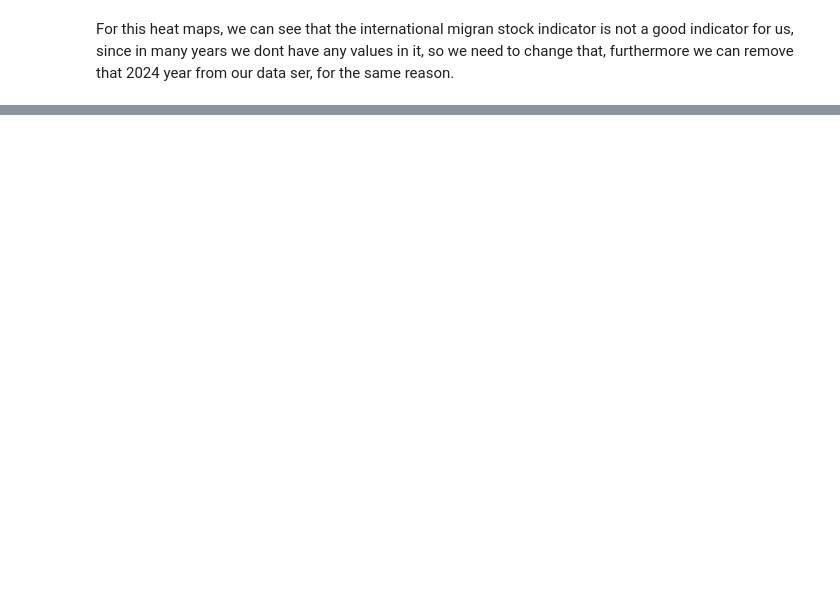
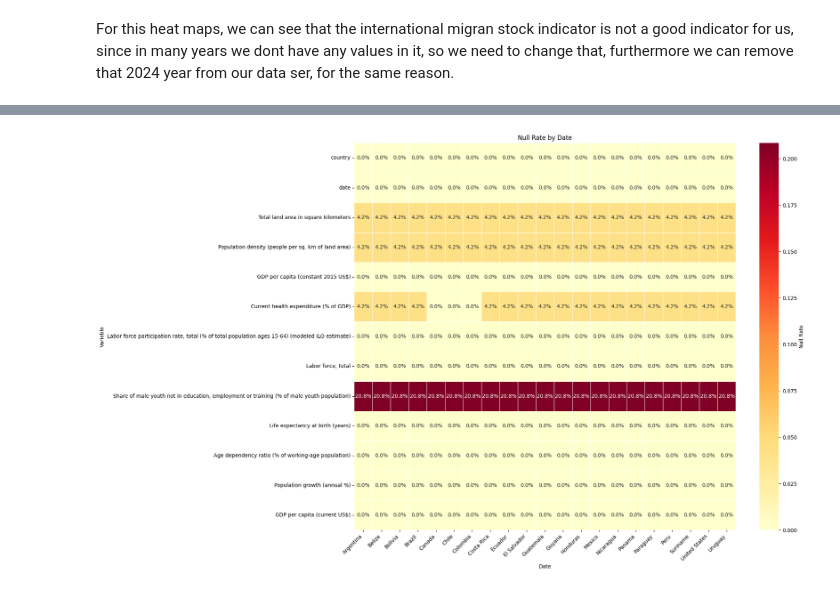
Before and after one commit to TheSotti/World_Bank_Data, a Jupyter notebook: main.ipynb, the cells around one changed output, grey strips where cells are left out. Saved outputs shown, nothing was run; the diff lists cells and outputs as text; code cells hidden in the pictures; blank space fills up the shorter version.

```diff
--- a/main.ipynb
+++ b/main.ipynb
@@ -181,8 +167,11 @@ Completion(id=None, choices=None, created=None, model=None, object=None, system_
 america_countries = [
     'ARG', 'BLZ', 'BOL', 'BRA', 'CAN', 'CHL', 'COL',
     'CRI', 'ECU', 'SLV', 'GTM', 'GUY', 'HND', 'MEX',
-    'NIC', 'PAN', 'PRY', 'PER', 'SUR', 'USA', 'URY', 'VEN'
+    'NIC', 'PAN', 'PRY', 'PER', 'SUR', 'USA', 'URY'
 ]
+
+# Adding target variable
+merged_dict.update({'NY.GDP.PCAP.CD':'GDP per capita (current US$)'})
 
 df = wbdata.get_dataframe(merged_dict, country=america_countries, parse_dates=True,date=("2000", "2025"))
 df.reset_index(inplace = True)
@@ -255,0 +217,18 @@ print(f'Columns that have been dropped {list(column_null_rates[column_null_rates
+# %%
+threshold = 0.4  # % of missingness
+
+df = df[df.date < '2024-01-01'] # to remove 2024 from the data set
+
+null_rates_country = df.groupby(['country']).apply(lambda x: x.isnull().mean()).drop(columns = ['country'] ).reset_index()
+
+columns_not_to_keep = []
+
+for country in null_rates_country['country'].unique():
+    country_data = null_rates_country[null_rates_country['country'] == country]
+
+    for column in null_rates_country.columns[2:]:  # Skip 'country' and 'date'
+        null_rate = country_data[column].values[0]  # Get the actual value (assumed to be a float)
+
+        if null_rate > threshold:
+            if column not in columns_not_to_keep:
+                columns_not_to_keep.append(column)
@@ -255,0 +245,4 @@ print(f'Columns that have been dropped {list(column_null_rates[column_null_rates
+# %%
+mull_heat_map(df_filtered,'country')
+# %% [output]
+[figure, added]
```
Also changed, not shown: parts of 17 cells of this notebook.
